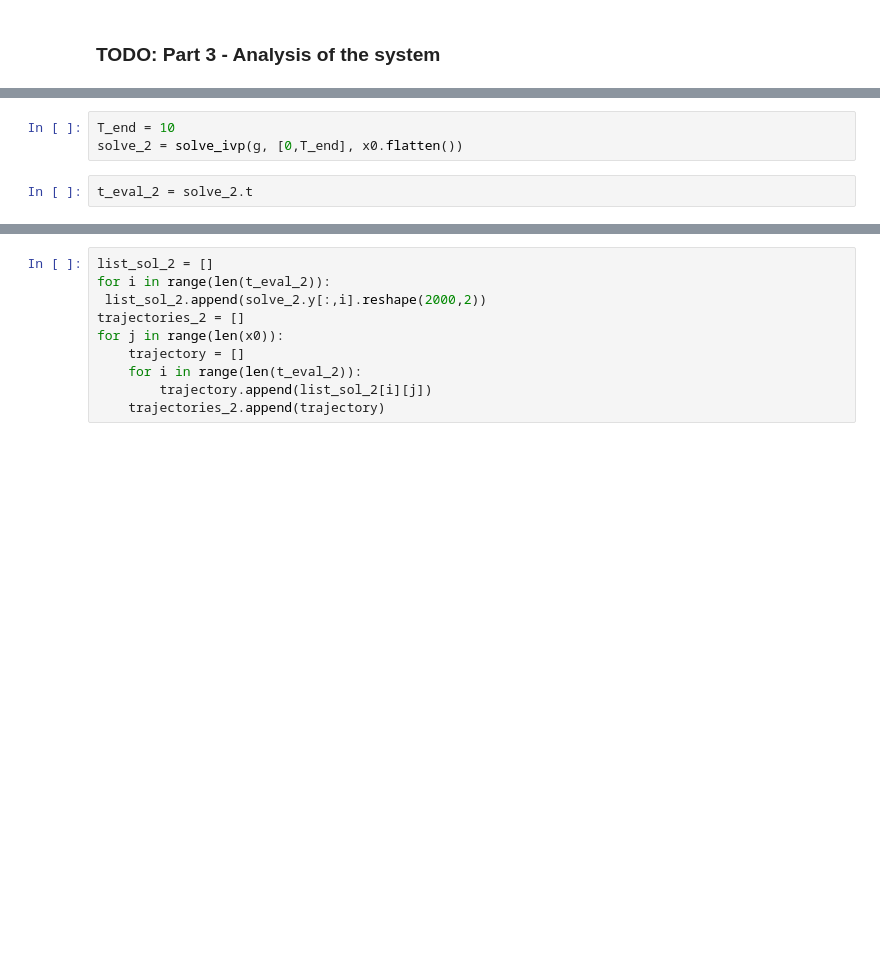
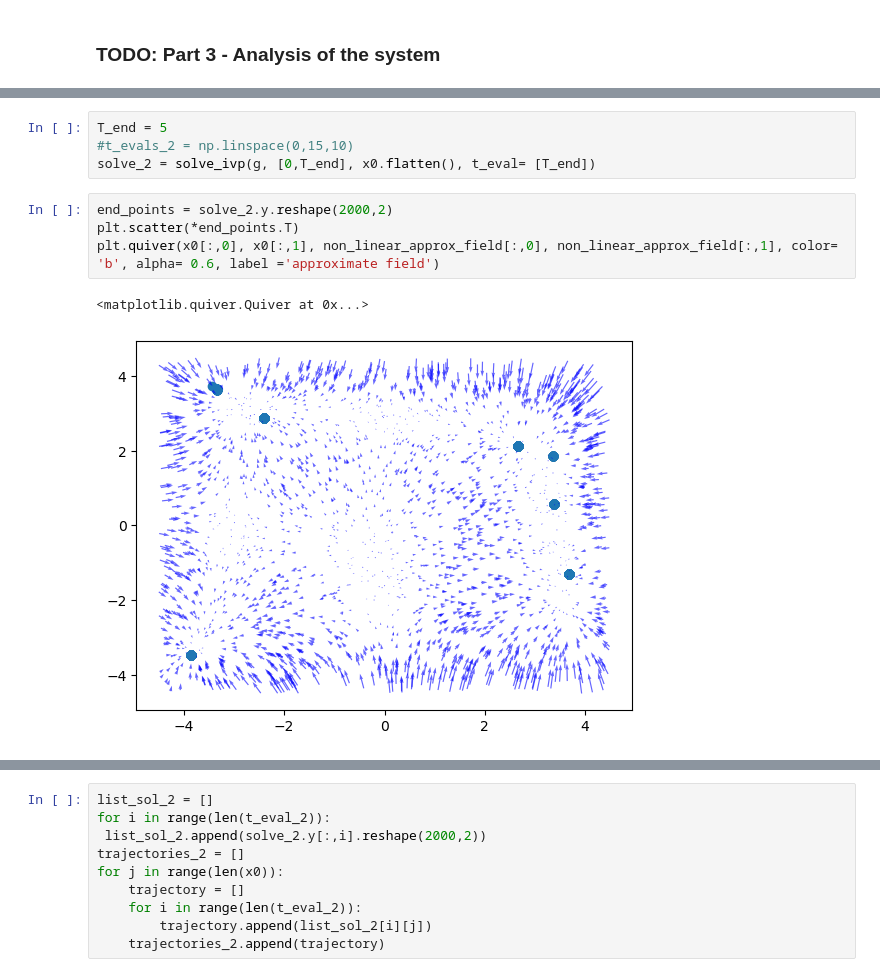
Before and after one commit to Augustin690/learning-dynamical-systems, a Jupyter notebook: src/part1/task3.ipynb, the cells around one changed output, grey strips where cells are left out. Drawn from its saved outputs; the diff is of its cells as text; blank space fills up the shorter version.

```diff
--- a/src/part1/task3.ipynb
+++ b/src/part1/task3.ipynb
@@ -135,5 +180,11 @@ MSE of 10e-05 confirming non linear model as better than linear model.
 # %%
-T_end = 10
-solve_2 = solve_ivp(g, [0,T_end], x0.flatten())
+T_end = 5
+#t_evals_2 = np.linspace(0,15,10)
+solve_2 = solve_ivp(g, [0,T_end], x0.flatten(), t_eval= [T_end])
-# %%
-t_eval_2 = solve_2.t
+# %%
+end_points = solve_2.y.reshape(2000,2)
+plt.scatter(*end_points.T)
+plt.quiver(x0[:,0], x0[:,1], non_linear_approx_field[:,0], non_linear_approx_field[:,1], color= 'b', alpha= 0.6, label ='approximate field')
+# %% [output]
+<matplotlib.quiver.Quiver at 0x...>
+[figure, added]
```
Also changed, not shown: parts of 23 cells of this notebook, 1 other file.
